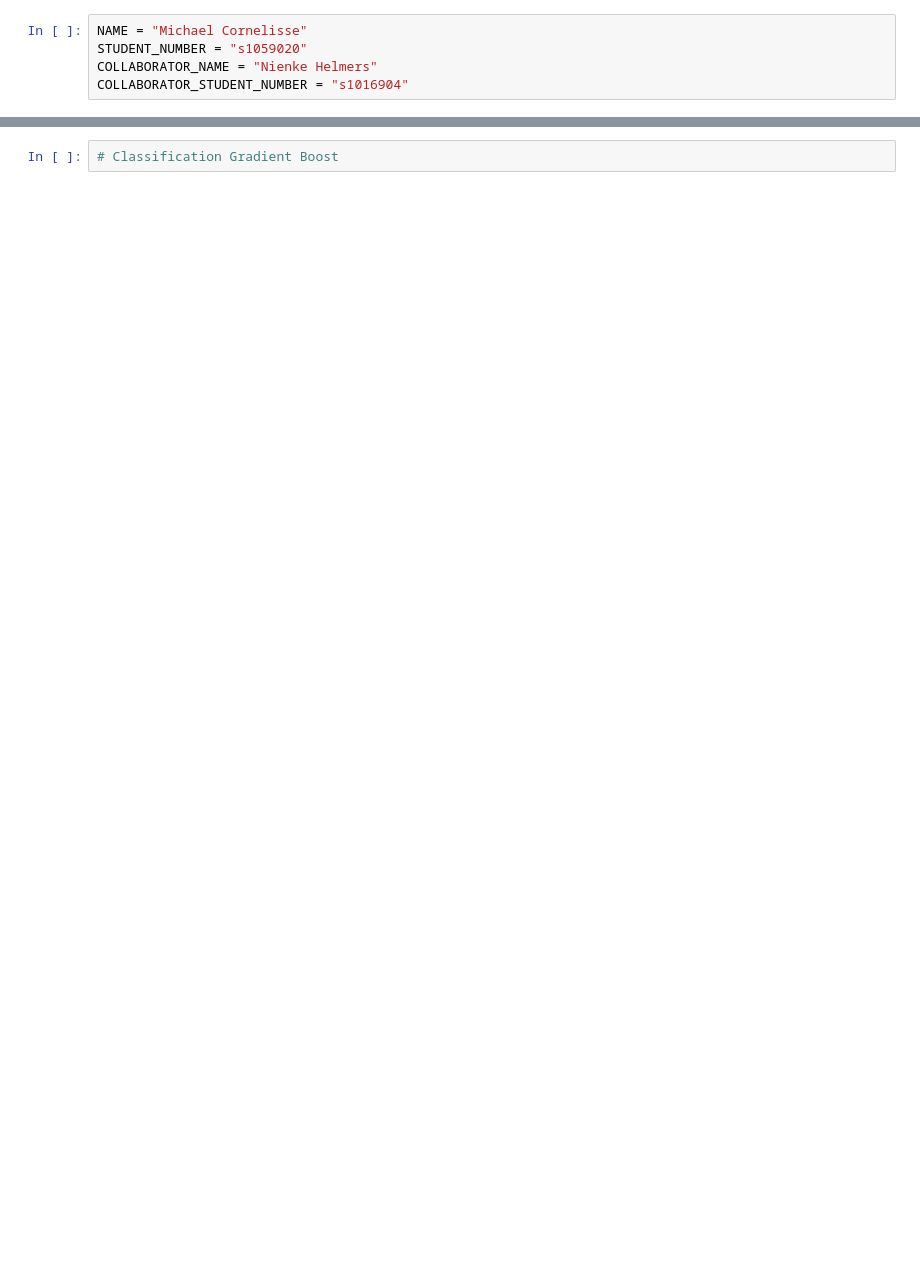
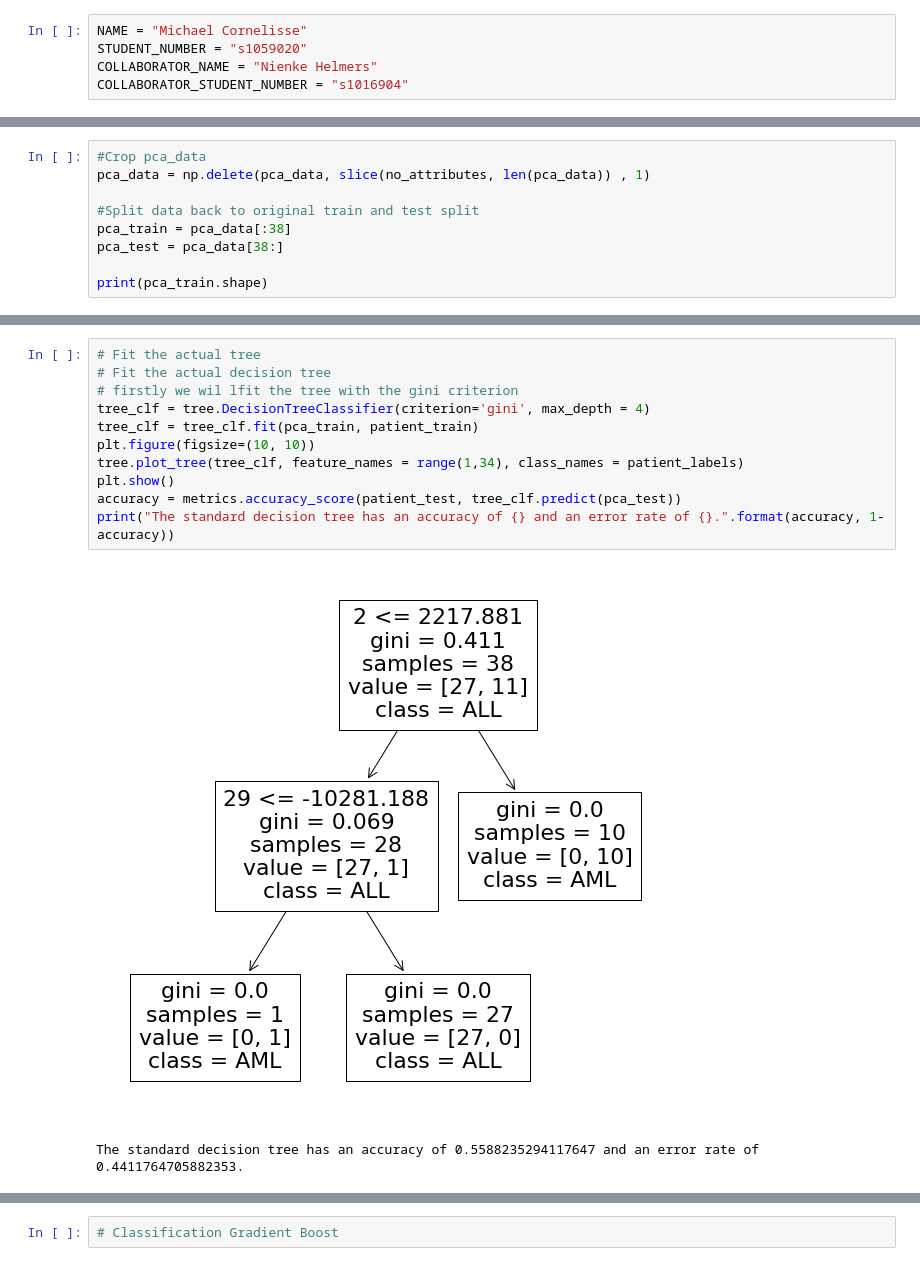
Before and after one commit to CornelisseMichael/Datamining, a Jupyter notebook: project/project.ipynb, the cells around one changed output, grey strips where cells are left out. Saved outputs shown, nothing was run; the diff lists cells and outputs as text; blank space fills up the shorter version.

```diff
--- a/project/project.ipynb
+++ b/project/project.ipynb
@@ -67,0 +124,9 @@ train_data.head()
+# %%
+#Crop pca_data
+pca_data = np.delete(pca_data, slice(no_attributes, len(pca_data)) , 1)
+
+#Split data back to original train and test split
+pca_train = pca_data[:38]
+pca_test = pca_data[38:]
+
+print(pca_train.shape)
@@ -67,0 +169,14 @@ train_data.head()
+# %%
+# Fit the actual tree
+# Fit the actual decision tree
+# firstly we wil lfit the tree with the gini criterion
+tree_clf = tree.DecisionTreeClassifier(criterion='gini', max_depth = 4)
+tree_clf = tree_clf.fit(pca_train, patient_train)
+plt.figure(figsize=(10, 10))
+tree.plot_tree(tree_clf, feature_names = range(1,34), class_names = patient_labels)
+plt.show()
+accuracy = metrics.accuracy_score(patient_test, tree_clf.predict(pca_test))
+print("The standard decision tree has an accuracy of {} and an error rate of {}.".format(accuracy, 1-accuracy))
+# %% [output]
+[figure, added]
+The standard decision tree has an accuracy of 0.5588235294117647 and an error rate of 0.4411764705882353.
```
Also changed, not shown: parts of 26 cells of this notebook, 8 other files.
